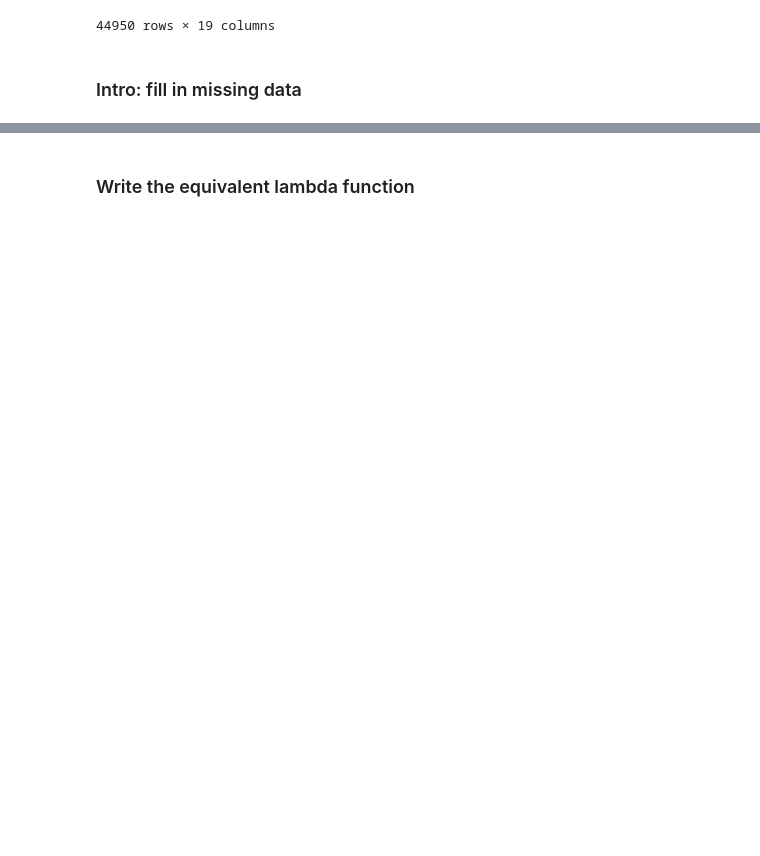
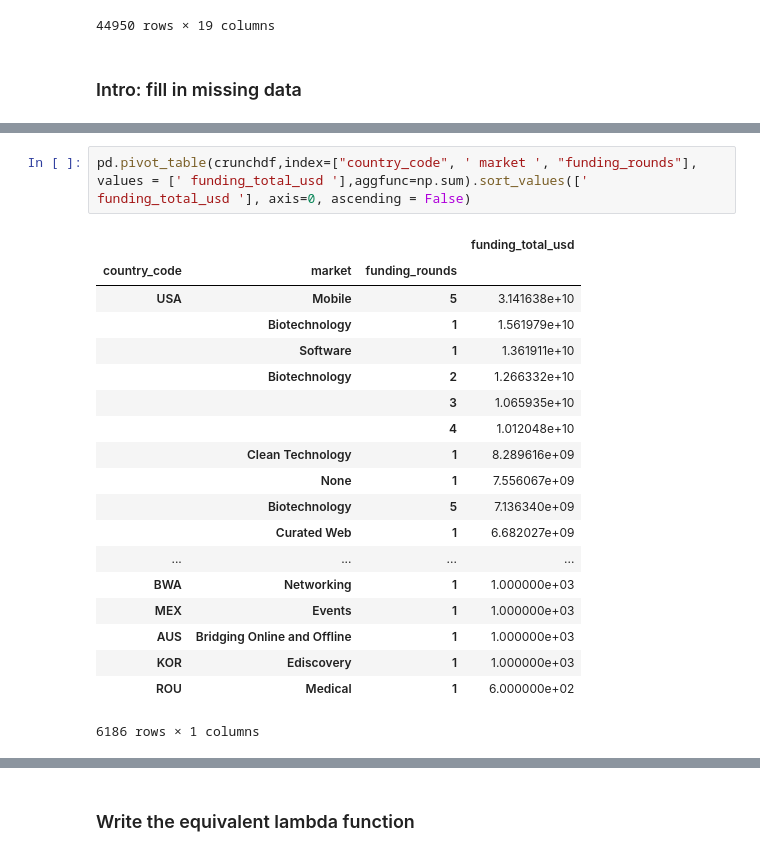
Before and after one commit to jroyalty07/dsi-sea-week02-3.4, a Jupyter notebook: code/starter-code/w2-3.4-starter.ipynb, the cells around one changed output, grey strips where cells are left out. Cells and saved outputs as stored; diff of their text form; blank space fills up the shorter version.

```diff
--- a/code/starter-code/w2-3.4-starter.ipynb
+++ b/code/starter-code/w2-3.4-starter.ipynb
@@ -120,0 +123,22 @@ crunchdf
+# %%
+pd.pivot_table(crunchdf,index=["country_code", ' market ', "funding_rounds"], values = [' funding_total_usd '],aggfunc=np.sum).sort_values([' funding_total_usd '], axis=0, ascending = False)
+# %% [output]
+|  |  |  | funding_total_usd |
+| country_code | market | funding_rounds |  |
+| USA | Mobile | 5 | 3.141638e+10 |
+|  | Biotechnology | 1 | 1.561979e+10 |
+|  | Software | 1 | 1.361911e+10 |
+|  | Biotechnology | 2 | 1.266332e+10 |
+|  |  | 3 | 1.065935e+10 |
+|  |  | 4 | 1.012048e+10 |
+|  | Clean Technology | 1 | 8.289616e+09 |
+|  | None | 1 | 7.556067e+09 |
+|  | Biotechnology | 5 | 7.136340e+09 |
+|  | Curated Web | 1 | 6.682027e+09 |
+| ... | ... | ... | ... |
+| BWA | Networking | 1 | 1.000000e+03 |
+| MEX | Events | 1 | 1.000000e+03 |
+| AUS | Bridging Online and Offline | 1 | 1.000000e+03 |
+| KOR | Ediscovery | 1 | 1.000000e+03 |
+| ROU | Medical | 1 | 6.000000e+02 |
+6186 rows × 1 columns
```
Also changed, not shown: parts of 4 cells of this notebook.
